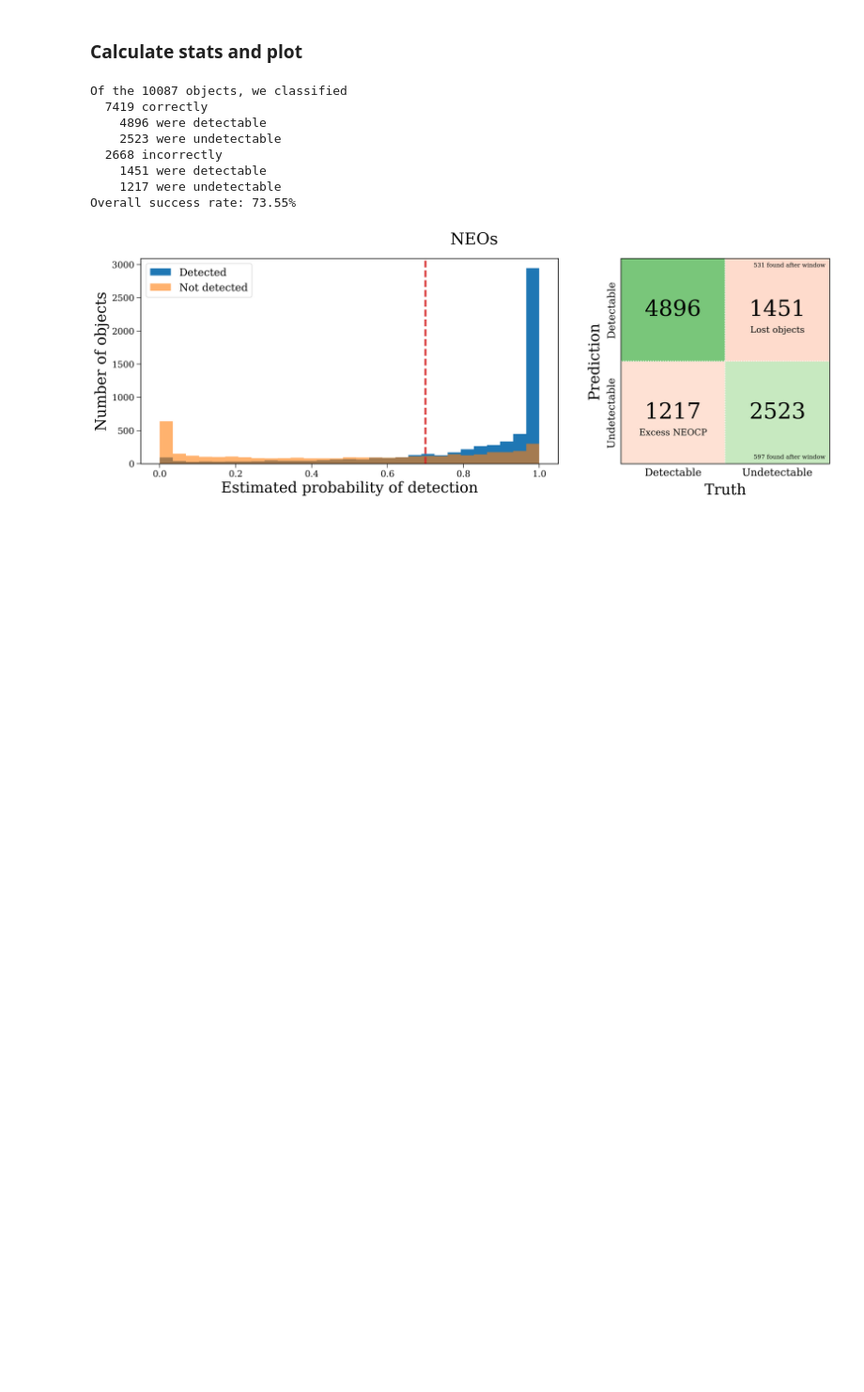
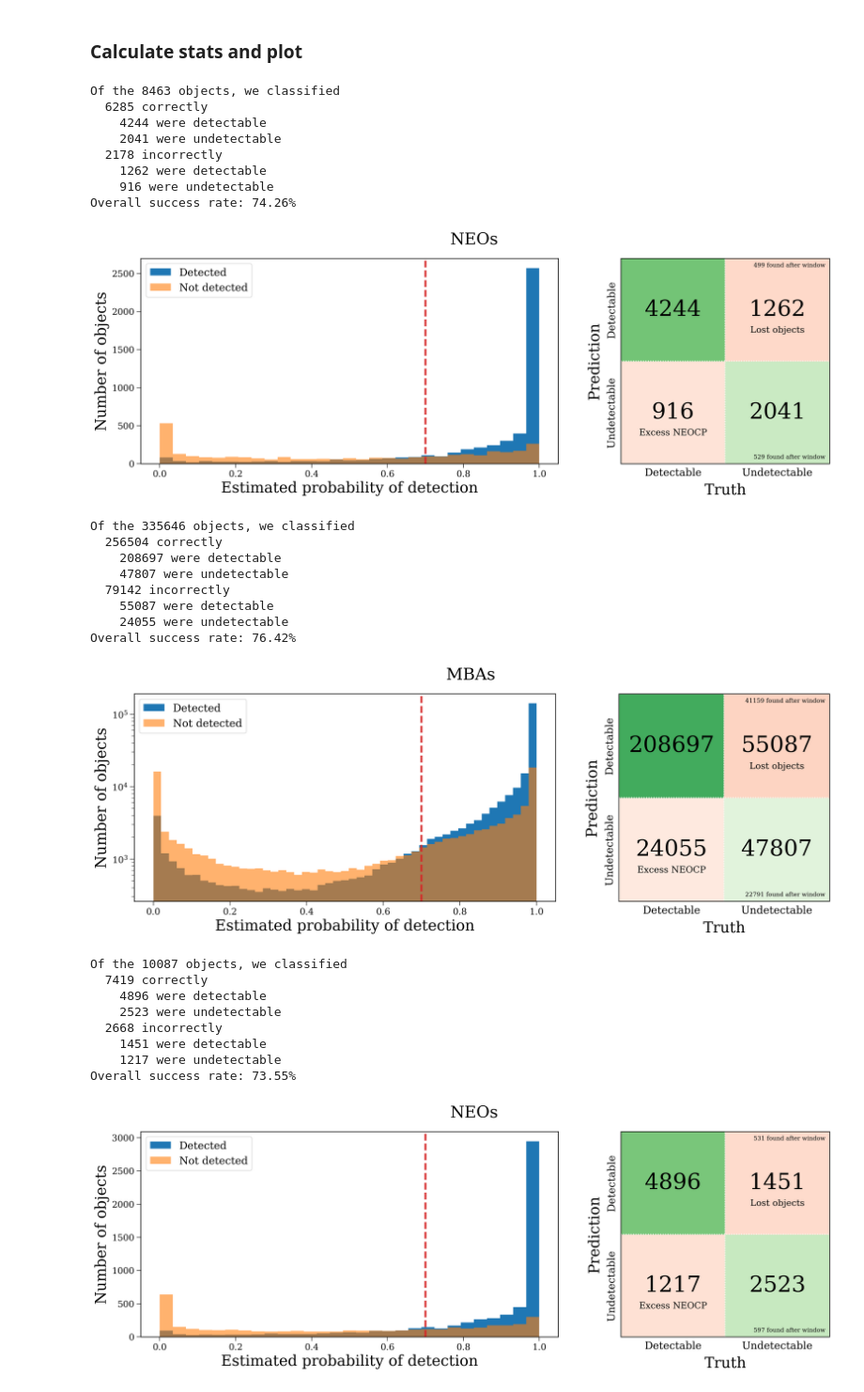
Before and after one commit to TomWagg/lsst-neocp-predictions, a Jupyter notebook: mitigation_algorithm/Predict misses.ipynb, the cells around one changed output. Shown at 94% size. Saved outputs shown, nothing was run; the diff lists cells and outputs as text; code cells hidden in the pictures; blank space fills up the shorter version.

```diff
--- a/mitigation_algorithm/Predict misses.ipynb
+++ b/mitigation_algorithm/Predict misses.ipynb
@@ -214,6 +215,28 @@ interact(what_if_threshold,
             description='De-duplicate',
             button_style='info',
             icon='check'),)
+# %%
+assess_algorithm_results(neo_results, threshold=0.7, obj_type="neo", bin_count=30, save_plot=True)
+assess_algorithm_results(mba_results, threshold=0.7, obj_type="mba", save_plot=True)
+# %% [output]
+Of the 8463 objects, we classified
+  6285 correctly
+    4244 were detectable
+    2041 were undetectable
+  2178 incorrectly
+    1262 were detectable
+    916 were undetectable
+Overall success rate: 74.26%
+[figure, added]
+Of the 335646 objects, we classified
+  256504 correctly
+    208697 were detectable
+    47807 were undetectable
+  79142 incorrectly
+    55087 were detectable
+    24055 were undetectable
+Overall success rate: 76.42%
+[figure, added]
 # %%
 assess_algorithm_results(neo_results, threshold=0.7, obj_type="neo", bin_count=30, save_plot=True)
 assess_algorithm_results(mba_results, threshold=0.7, obj_type="mba", save_plot=True)
```
Also changed, not shown: parts of 5 cells of this notebook, 2 other files.
